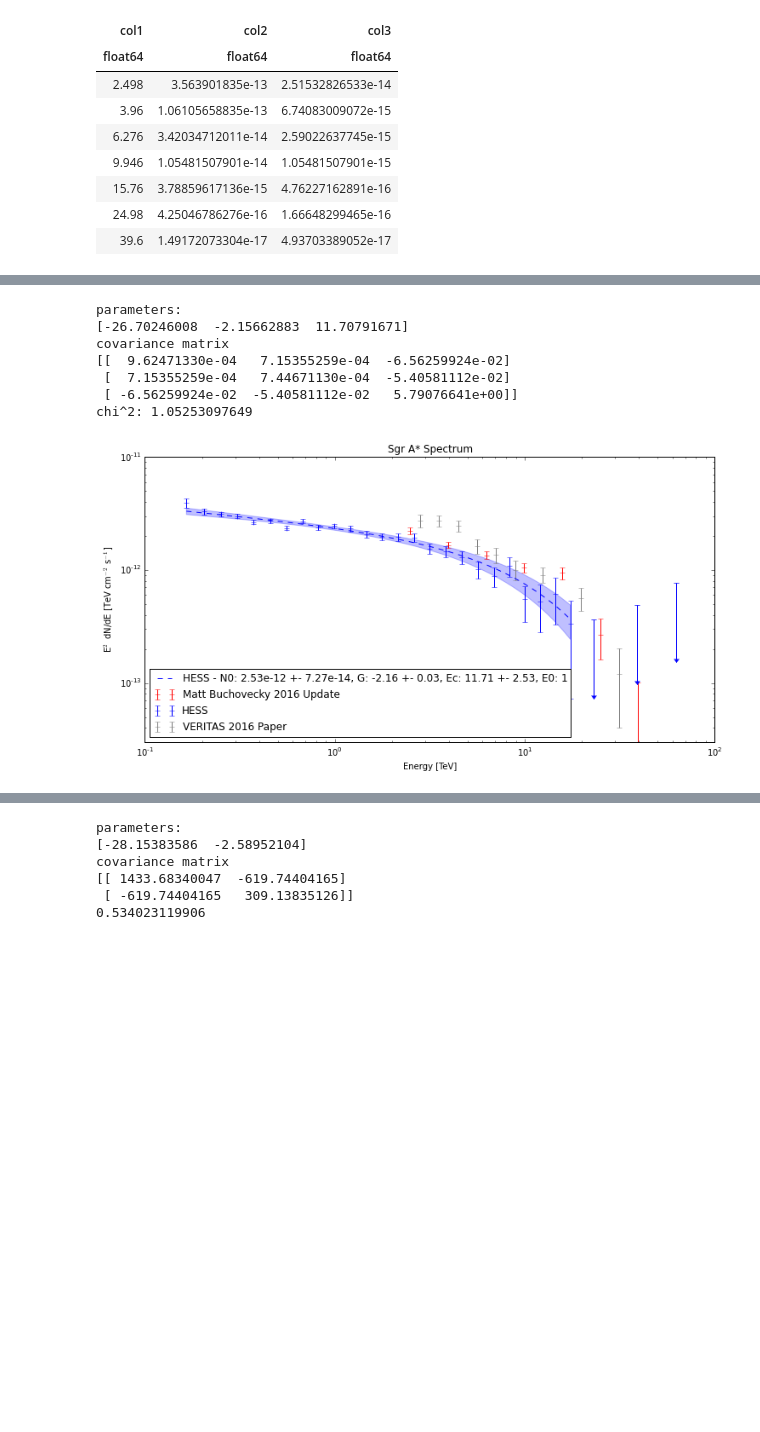
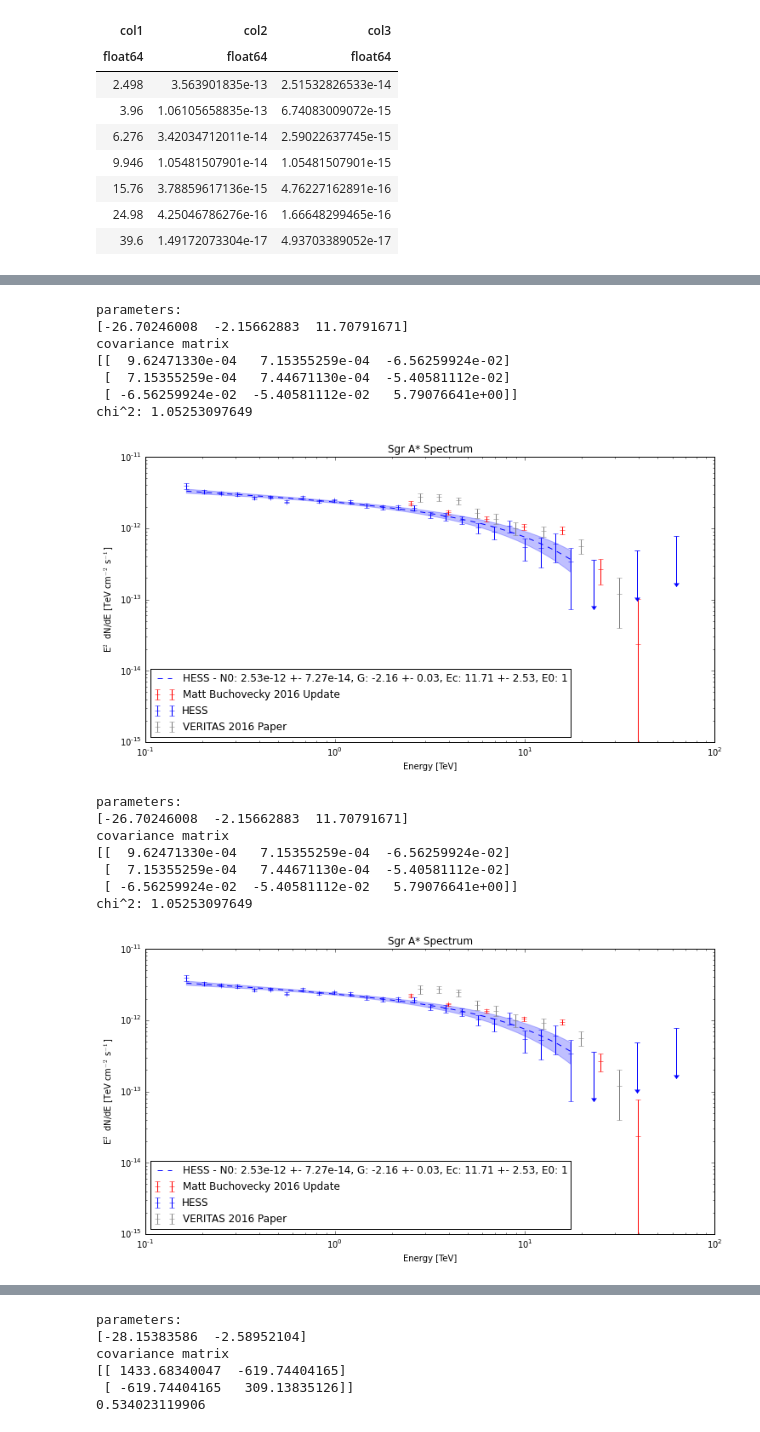
Before and after one commit to MattGPT-ai/analysis-tools-m, a Jupyter notebook: GC/SpectrumPlotter.ipynb, the cells around one changed output, grey strips where cells are left out. Drawn from its saved outputs; the diff is of its cells as text; code cells hidden in the pictures; blank space fills up the shorter version.

```diff
--- a/GC/SpectrumPlotter.ipynb
+++ b/GC/SpectrumPlotter.ipynb
@@ -337,7 +276,7 @@ plt.errorbar(H_energy[:-3], H_energy[:-3]**2*H_flux[:-3],
              marker="+", ls="", color="blue", label="HESS")
 plt.errorbar(H_energy[-3:], H_energy[-3:]**2*H_flux[-3:],
              yerr=(H_energy[-3:]**2*H_err_up[-3:], H_energy[-3:]**2*H_err_dwn[-3:]),
-             marker="_", ls="", uplims=True, color = "blue")
+             marker="_", ls="", uplims=True, color="blue")
 
 # Andy's points
 
@@ -348,7 +287,7 @@ plt.errorbar(A_Points['col1'], A_Points['col2'] * A_Points['col1']**power,
 # plot format and save
 plt.title("Sgr A* Spectrum ")
 plt.loglog(nonposy="clip")
-plt.ylim(ymin=3e-14)
+plt.ylim(ymin=1e-15)
 plt.legend(loc="best")
 plt.xlabel("Energy [TeV]")
 plt.ylabel(r"E$^2$ dN/dE [TeV cm$^{-2}$ s$^{-1}$]")
@@ -362,4 +301,48 @@ covariance matrix
  [  7.15355259e-04   7.44671130e-04  -5.40581112e-02]
  [ -6.56259924e-02  -5.40581112e-02   5.79076641e+00]]
 chi^2: 1.05253097649
-[figure, old version]
+[figure, new version]
+# %%
+power = 2.
+err_bar_red = sqrt(2) # projection for doubled dataset
+
+# my VEGAS points
+#plotPythonFit(V_Points['col1'], V_Points['col2'], V_Points['col3'], "M2016", "red", ECPL=True, E0=1.0)
+plt.errorbar(V_Points['col1'], V_Points['col2'] * V_Points['col1']**power,
+             yerr = V_Points['col3'] * V_Points['col1']**power / err_bar_red,
+             label = "Matt Buchovecky 2016 Update", ls="", marker="+", color="red")
+
+# HESS points
+plotPythonFit(H_energy[:-3], H_flux[:-3], (H_err_dwn[:-3],H_err_up[:-3]),
+              "blue", "HESS", ECPL=True)
+plt.errorbar(H_energy[:-3], H_energy[:-3]**2*H_flux[:-3],
+             yerr=H_energy[:-3]**2*(H_err_dwn[:-3], H_err_up[:-3]),
+             marker="+", ls="", color="blue", label="HESS")
+plt.errorbar(H_energy[-3:], H_energy[-3:]**2*H_flux[-3:],
+             yerr=(H_energy[-3:]**2*H_err_up[-3:], H_energy[-3:]**2*H_err_dwn[-3:]),
+             marker="_", ls="", uplims=True, color="blue")
+
+# Andy's points
+
+plt.errorbar(A_Points['col1'], A_Points['col2'] * A_Points['col1']**power,
+             yerr = A_Points['col3'] * A_Points['col1']**power,
+            label = "VERITAS 2016 Paper", ls="", marker="+", color="gray")
+
+# plot format and save
+plt.title("Sgr A* Spectrum ")
+plt.loglog(nonposy="clip")
+plt.ylim(ymin=1e-15)
+plt.legend(loc="best")
+plt.xlabel("Energy [TeV]")
+plt.ylabel(r"E$^2$ dN/dE [TeV cm$^{-2}$ s$^{-1}$]")
+
+plt.savefig(gc_dir+"/plots/spectra/SgrA_spectra_HESSoverlay_wAndy_ECPL_projected.png")
+# %% [output]
+parameters:
+[-26.70246008  -2.15662883  11.70791671]
+covariance matrix
+[[  9.62471330e-04   7.15355259e-04  -6.56259924e-02]
+ [  7.15355259e-04   7.44671130e-04  -5.40581112e-02]
+ [ -6.56259924e-02  -5.40581112e-02   5.79076641e+00]]
+chi^2: 1.05253097649
+[figure, added]
```
Also changed, not shown: parts of 12 cells of this notebook, 2 other files.
